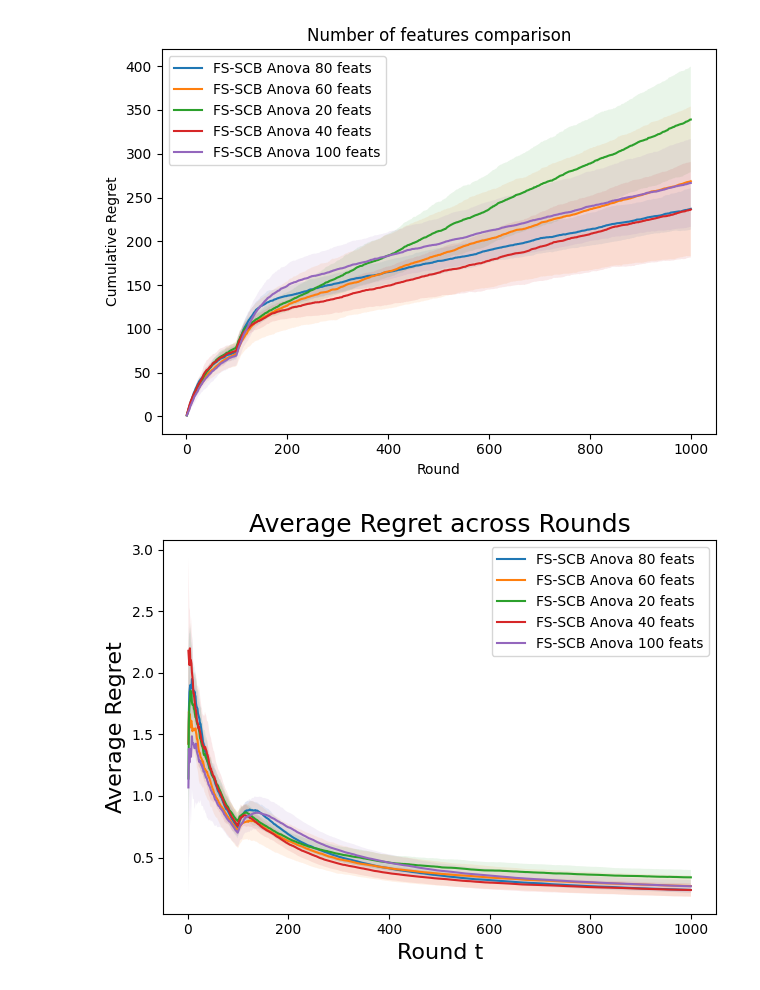
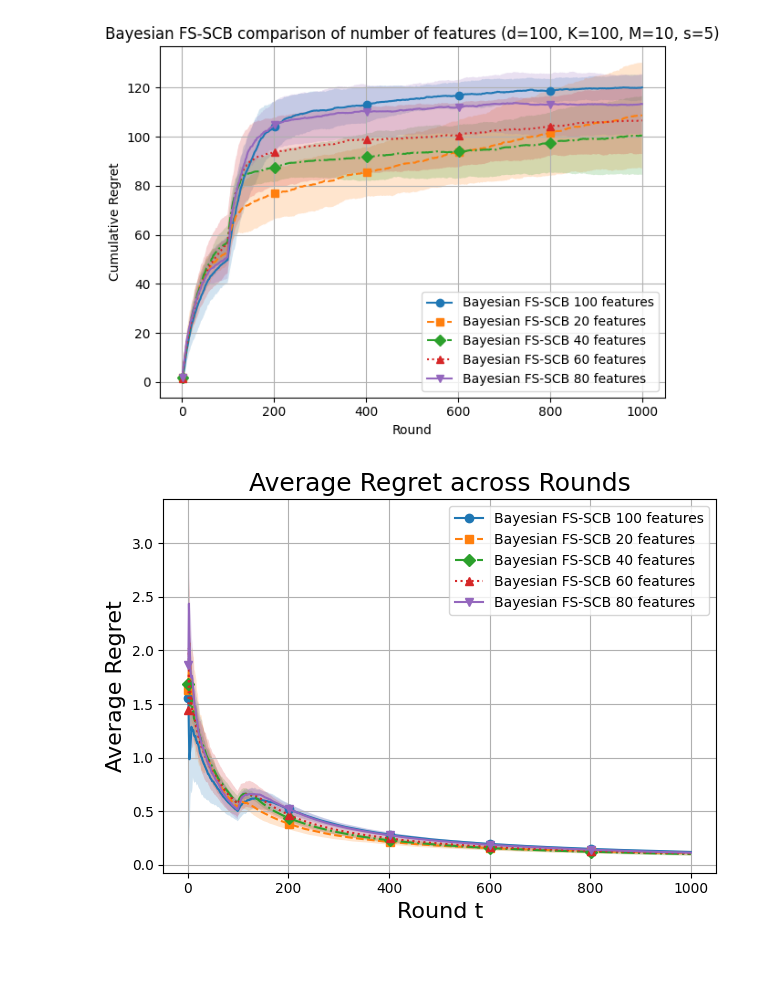
Before and after one commit to Martin092/ResearchProject, a Jupyter notebook: src/notebooks/paper_plots/FSSCB.ipynb, the cells around one changed output. Saved outputs shown, nothing was run; the diff lists cells and outputs as text; code cells hidden in the pictures; blank space fills up the shorter version.

```diff
--- a/src/notebooks/paper_plots/FSSCB.ipynb
+++ b/src/notebooks/paper_plots/FSSCB.ipynb
@@ -3,8 +5,9 @@ from src.utility.SettingsSimulator import SettingsSimulator
 # %%
 settings_dir = "../../../configurations/paper_figures"
-simulator = SettingsSimulator(settings_dir, "FSSCB_different_k_bayesian.json")
-simulator.simulate_all("Number of features comparison")
-# %% [output]
-[figure, removed]
-[figure, removed]
+# %%
+simulator = SettingsSimulator(settings_dir, "FSSCB_different_k_bayesian.json")
+simulator.simulate_all()
+# %% [output]
+[figure, added]
+[figure, added]
 # %%
```
Also changed, not shown: parts of 4 cells of this notebook, 27 other files.
